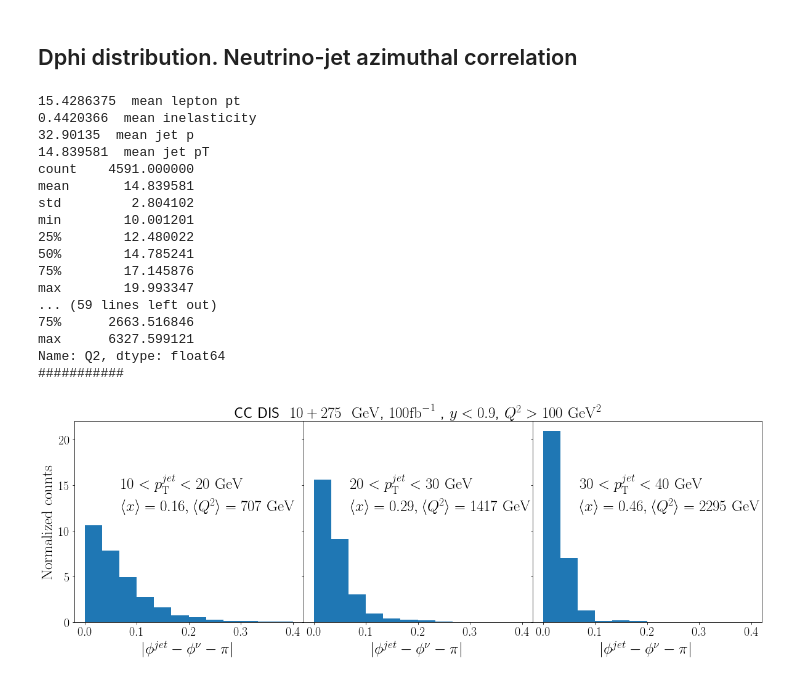
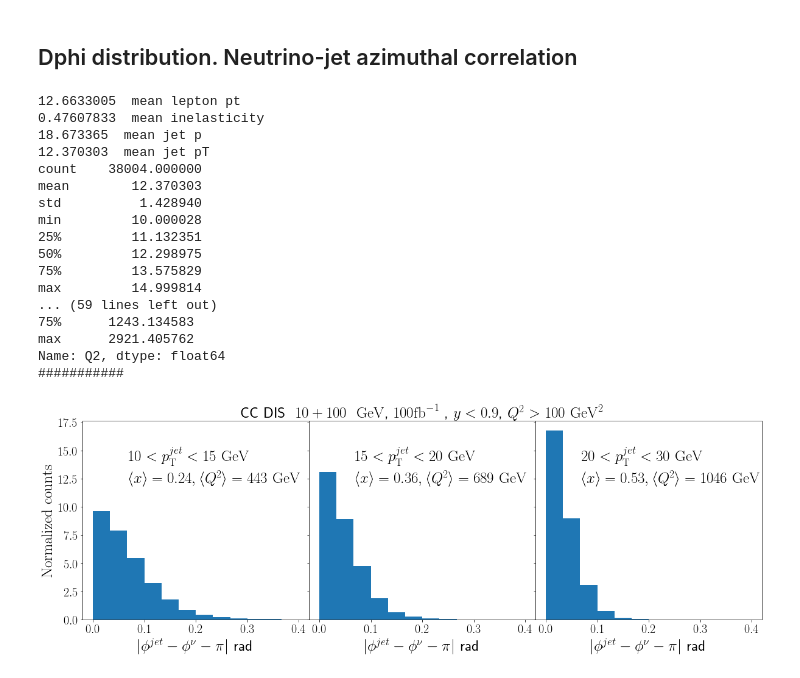
Before and after one commit to miguelignacio/eicsim, a Jupyter notebook: Charged-Current.ipynb, the cells around one changed output. Drawn from its saved outputs; the diff is of its cells as text; code cells hidden in the pictures.

```diff
--- a/Charged-Current.ipynb
+++ b/Charged-Current.ipynb
@@ -39,6 +39,7 @@ def getJetData(inputFiles):
     scalar.append('e_theta')
     scalar.append('e_p')
     scalar.append('e_pt')
+    scalar.append('quark_id')
 
     cols.append('n_total')
     cols.append('jet_eta')
@@ -72,6 +73,7 @@ def getLeptonData(inputFiles):
     scalar.append('e_theta')
     scalar.append('e_p')
     scalar.append('e_pt')
+    scalar.append('quark_id')
 
 
     lists = scalar
@@ -310,19 +463,18 @@ asymmetry = [0.125,0.1,0.075,0.05,0.025]
 #colores = ['black','blue','red','purple']
 
 
-
-for counter,edges in enumerate([(100,200),(200,500), (500,1000),(1000,2000), (2000,5000)]):
+for counter,edges in enumerate([(100,200),(200,500), (500,1000),(1000,2000)]):#, (2000,5000)]):
     selection = 'Q2 > %2.2f and Q2<%2.2f'%(edges[0],edges[1])
     df_cut = df_jet.query(selection)
     print selection
     printSummary(df_cut)
     print '###########'
-    y, x  = np.histogram(df_cut['x'],bins=np.logspace(-1,-0.09,6))
+    y, x  = np.histogram(df_cut['x'],bins=np.logspace(-1.5,-0.09,7))
     x = (x[1:]+x[:-1])/2
     x = x + 0.01*counter
     y = y*to_counts
     y = y*efficiency
-    y[y<100] = 0
+    y[y<2000] = 0
     # take efficiency hit
     erry = np.divide(1,dilution_factor*np.sqrt(y),out=np.zeros_like(y)) #follow standard formula for asymmetry uncertainty
     x[erry == inf] = 1000
@@ -339,7 +491,7 @@ plt.xticks(fontsize=18)
 #plt.yscale('log')
 
 #plt.xscale('log')
-plt.title('$e+p$ CC DIS, 10+275 GeV, 100 fb$^{-1}$, $0.01<y<0.95$', fontsize=18)
+plt.title('$e+p$ CC DIS, 10+100 GeV, 100 fb$^{-1}$, $0.01<y<0.95$', fontsize=18)
 plt.legend(loc='best', fontsize=16,frameon=False,ncol=2)
 plt.ylabel('$A_{UT}$',fontsize=18)
 plt.xlabel('$x$',fontsize=20)
@@ -377,48 +529,49 @@ plt.show()
 from matplotlib import rc
 rc('text', usetex=True)
 
 
 fig, axs = plt.subplots(1, 3,sharey=True, figsize=(20,6), gridspec_kw={'wspace':0, 'hspace':0})
 
 
-for counter,edges in enumerate([(10,20), (20,30),(30,40)]):
+#for counter,edges in enumerate([(10,20), (20,30),(30,40)]):
+for counter,edges in enumerate([(10,15), (15,20),(20,30)]):
 
     df_cut = df_jet.query('jet_pt > %2.2f and jet_pt<%2.2f'%(edges[0],edges[1]))
     printSummary(df_cut)
     print '###########'
 
     axs[counter].hist(df_cut['dphi'],bins=12,range=(0,0.4),normed=True)
 
-    axs[counter].xaxis.set_label_text(r'$|\phi^{jet}-\phi^\nu-\pi|$', fontsize=25)
+    axs[counter].xaxis.set_label_text(r'$|\phi^{jet}-\phi^\nu-\pi|$ rad', fontsize=25)
     axs[0].yaxis.set_label_text(r'$\mathrm{Normalized\ counts}$', fontsize=25)
     axs[counter].tick_params('both',labelsize=20)
     plt.yticks(fontsize=20)
     #axs[counter].text(0.1,6, , fontsize=20)
     #axs[counter].text(0.1,8, '$\sqrt{s} = 89 \, \mathrm{GeV}$ \n $0.1 < y < 0.85$ \n $p_T^{jet} > 4 \, \mathrm{GeV/c}$', fontsize=20)
     #plt.legend(prop={'size': 20}, frameon=False, loc='best')
     axs[counter].text(0.07,12, r' $ %2.0f< p_{\mathrm{T}}^{jet} < %2.0f$'%(edges[0],edges[1]) + '$\ \mathrm{ GeV}$ \n' +
                       r'$\langle x \rangle = %2.2f, \langle Q^{2} \rangle = %2.0f \ \mathrm{GeV}$'%(df_cut['x'].mean(), df_cut['Q2'].mean()), fontsize=25)
 
-axs[1].set_title(r'CC\ DIS \ $10+275$ \ $\mathrm{GeV}$,  $100\mathrm{fb}^{-1}$ , $y<0.9$, $Q^{2}>100$ $\mathrm{GeV}^{2}$',fontsize=25)
+axs[1].set_title(r'CC\ DIS \ $10+100$ \ $\mathrm{GeV}$,  $100\mathrm{fb}^{-1}$ , $y<0.9$, $Q^{2}>100$ $\mathrm{GeV}^{2}$',fontsize=25)
 
 plt.savefig('CC_LeptonJetAzimuthal.png', bbox_inches='tight')
 plt.savefig('CC_LeptonJetAzimuthal.pdf', bbox_inches='tight')
 # %% [output]
-15.4286375  mean lepton pt
-0.4420366  mean inelasticity
-32.90135  mean jet p
-14.839581  mean jet pT
-count    4591.000000
-mean       14.839581
-std         2.804102
-min        10.001201
-25%        12.480022
-50%        14.785241
-75%        17.145876
-max        19.993347
+12.6633005  mean lepton pt
+0.47607833  mean inelasticity
+18.673365  mean jet p
+12.370303  mean jet pT
+count    38004.000000
+mean        12.370303
+std          1.428940
+min         10.000028
+25%         11.132351
+50%         12.298975
+75%         13.575829
+max         14.999814
 ... (59 lines left out)
-75%      2663.516846
-max      6327.599121
+75%      1243.134583
+max      2921.405762
 Name: Q2, dtype: float64
 ###########
-[figure, old version]
+[figure, new version]
```
Also changed, not shown: parts of 16 cells of this notebook, 3 other files.
